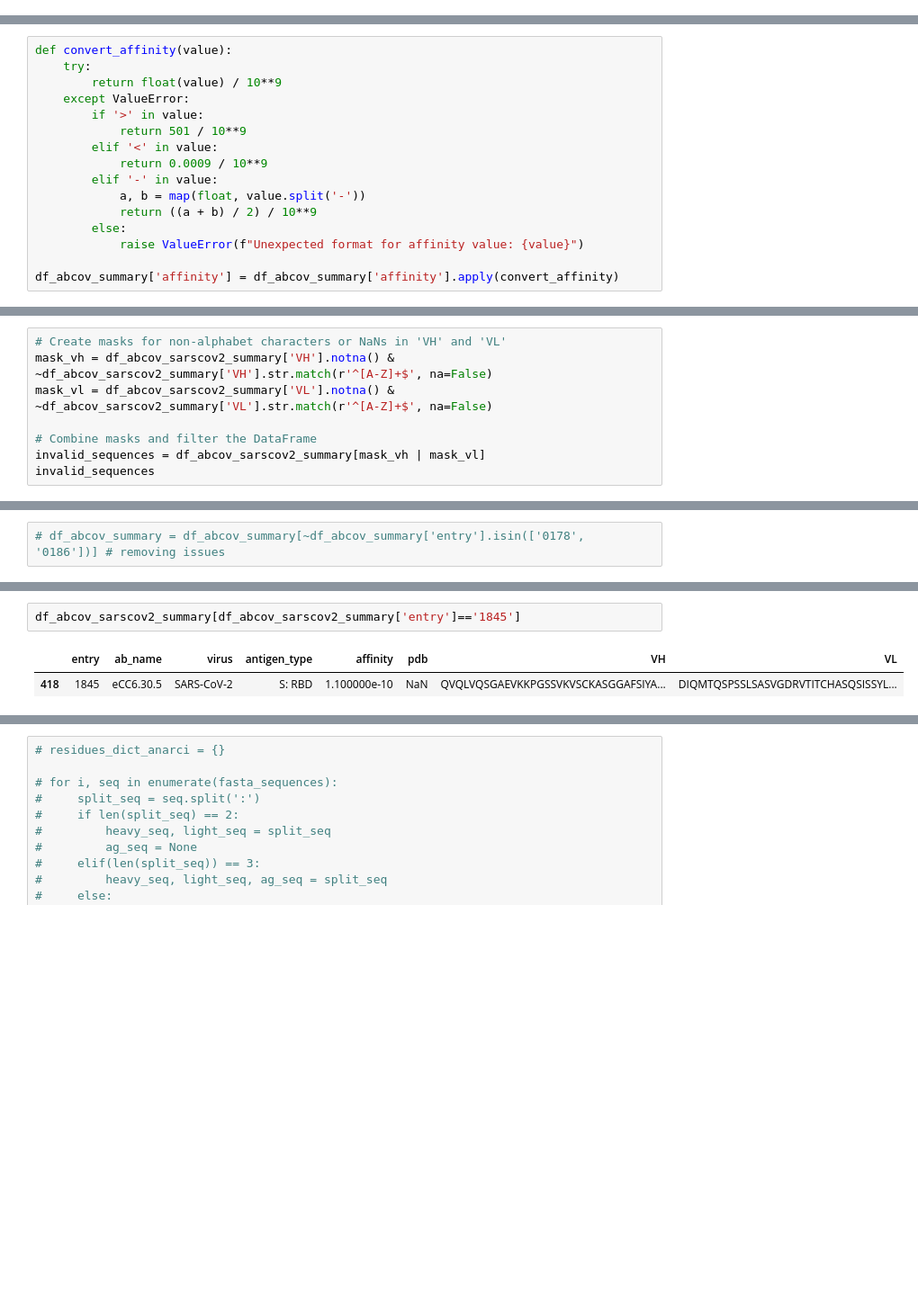
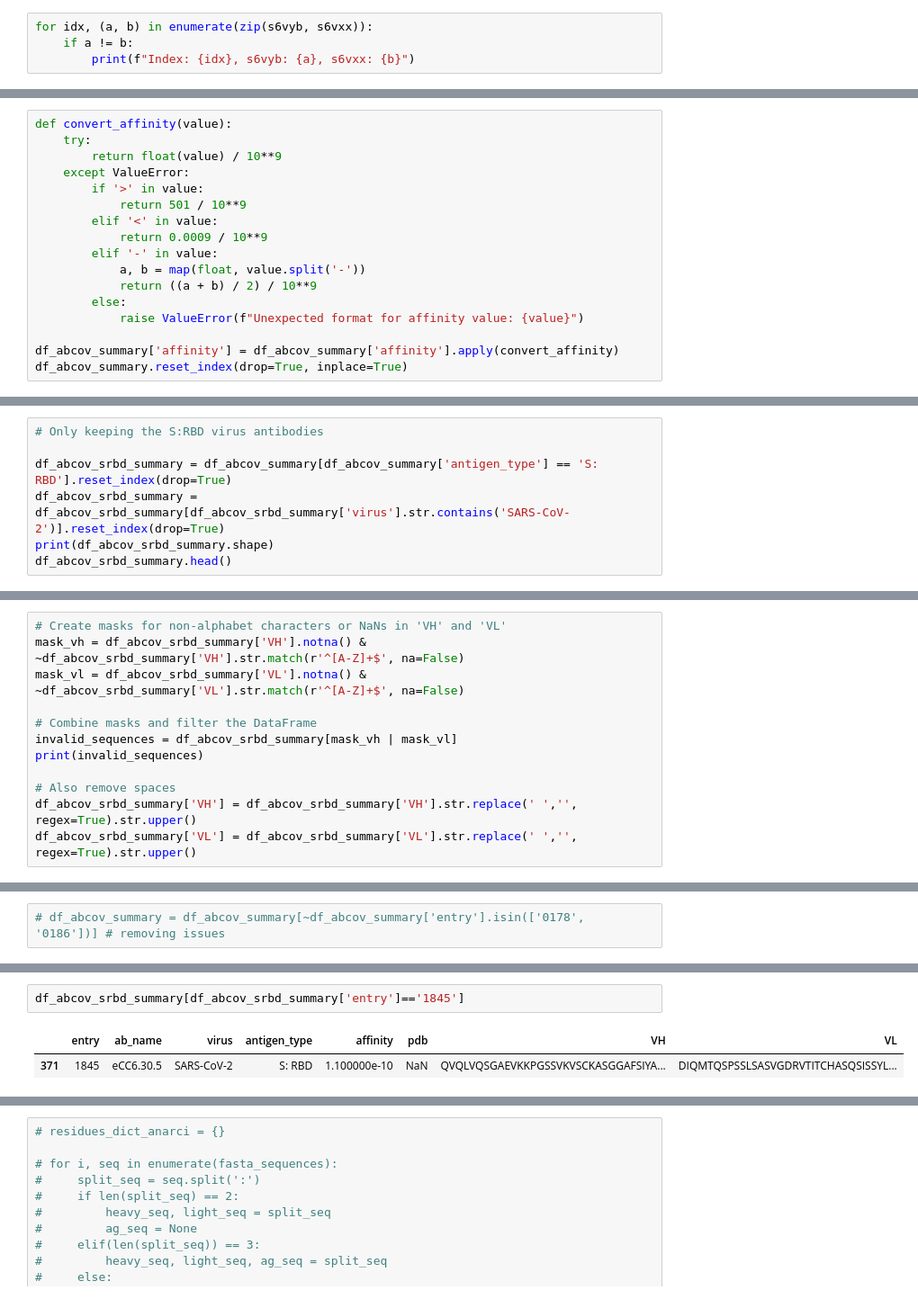
Before and after one commit to Philament1/ANTIPASTI, a Jupyter notebook: notebooks/Training.ipynb, the cells around one changed output, grey strips where cells are left out. Shown at 90% size. Drawn from its saved outputs; the diff is of its cells as text; blank space fills up the shorter version.

```diff
--- a/notebooks/Training.ipynb
+++ b/notebooks/Training.ipynb
@@ -38,0 +53,4 @@ print(len(s6vxx))
+# %%
+for idx, (a, b) in enumerate(zip(s6vyb, s6vxx)):
+    if a != b:
+        print(f"Index: {idx}, s6vyb: {a}, s6vxx: {b}")
@@ -200,4 +240,5 @@ def convert_affinity(value):
             raise ValueError(f"Unexpected format for affinity value: {value}")
 
 df_abcov_summary['affinity'] = df_abcov_summary['affinity'].apply(convert_affinity)
+df_abcov_summary.reset_index(drop=True, inplace=True)
 # %%
@@ -291,0 +363,7 @@ df_abcov_sarscov2_summary['VL'] = df_abcov_sarscov2_summary['VL'].str.replace('
+# %%
+# Only keeping the S:RBD virus antibodies
+
+df_abcov_srbd_summary = df_abcov_summary[df_abcov_summary['antigen_type'] == 'S: RBD'].reset_index(drop=True)
+df_abcov_srbd_summary = df_abcov_srbd_summary[df_abcov_srbd_summary['virus'].str.contains('SARS-CoV-2')].reset_index(drop=True)
+print(df_abcov_srbd_summary.shape)
+df_abcov_srbd_summary.head()
@@ -292,9 +378,13 @@ df_abcov_sarscov2_summary['VL'] = df_abcov_sarscov2_summary['VL'].str.replace('
 # %%
 # Create masks for non-alphabet characters or NaNs in 'VH' and 'VL'
-mask_vh = df_abcov_sarscov2_summary['VH'].notna() & ~df_abcov_sarscov2_summary['VH'].str.match(r'^[A-Z]+$', na=False)
-mask_vl = df_abcov_sarscov2_summary['VL'].notna() & ~df_abcov_sarscov2_summary['VL'].str.match(r'^[A-Z]+$', na=False)
+mask_vh = df_abcov_srbd_summary['VH'].notna() & ~df_abcov_srbd_summary['VH'].str.match(r'^[A-Z]+$', na=False)
+mask_vl = df_abcov_srbd_summary['VL'].notna() & ~df_abcov_srbd_summary['VL'].str.match(r'^[A-Z]+$', na=False)
 
 # Combine masks and filter the DataFrame
-invalid_sequences = df_abcov_sarscov2_summary[mask_vh | mask_vl]
-invalid_sequences
+invalid_sequences = df_abcov_srbd_summary[mask_vh | mask_vl]
+print(invalid_sequences)
+
+# Also remove spaces
+df_abcov_srbd_summary['VH'] = df_abcov_srbd_summary['VH'].str.replace(' ','', regex=True).str.upper()
+df_abcov_srbd_summary['VL'] = df_abcov_srbd_summary['VL'].str.replace(' ','', regex=True).str.upper()
 # %% [output]
@@ -427,8 +562,8 @@ residues_dict_anarci = sequences_to_residues(entries, sequences, tag='AbCov', re
 # %%
-df_abcov_sarscov2_summary[df_abcov_sarscov2_summary['entry']=='1845']
+df_abcov_srbd_summary[df_abcov_srbd_summary['entry']=='1845']
 # %% [output]
 |  | entry | ab_name | virus | antigen_type | affinity | pdb | VH | VL |
-| 418 | 1845 | eCC6.30.5 | SARS-CoV-2 | S: RBD | 1.100000e-10 | NaN | QVQLVQSGAEVKKPGSSVKVSCKASGGAFSIYA... | DIQMTQSPSSLSASVGDRVTITCHASQSISSYL... |
+| 371 | 1845 | eCC6.30.5 | SARS-CoV-2 | S: RBD | 1.100000e-10 | NaN | QVQLVQSGAEVKKPGSSVKVSCKASGGAFSIYA... | DIQMTQSPSSLSASVGDRVTITCHASQSISSYL... |
 # %%
 residues_dict_anarci['1845']
 # %% [output]
```
Also changed, not shown: parts of 83 cells of this notebook.
